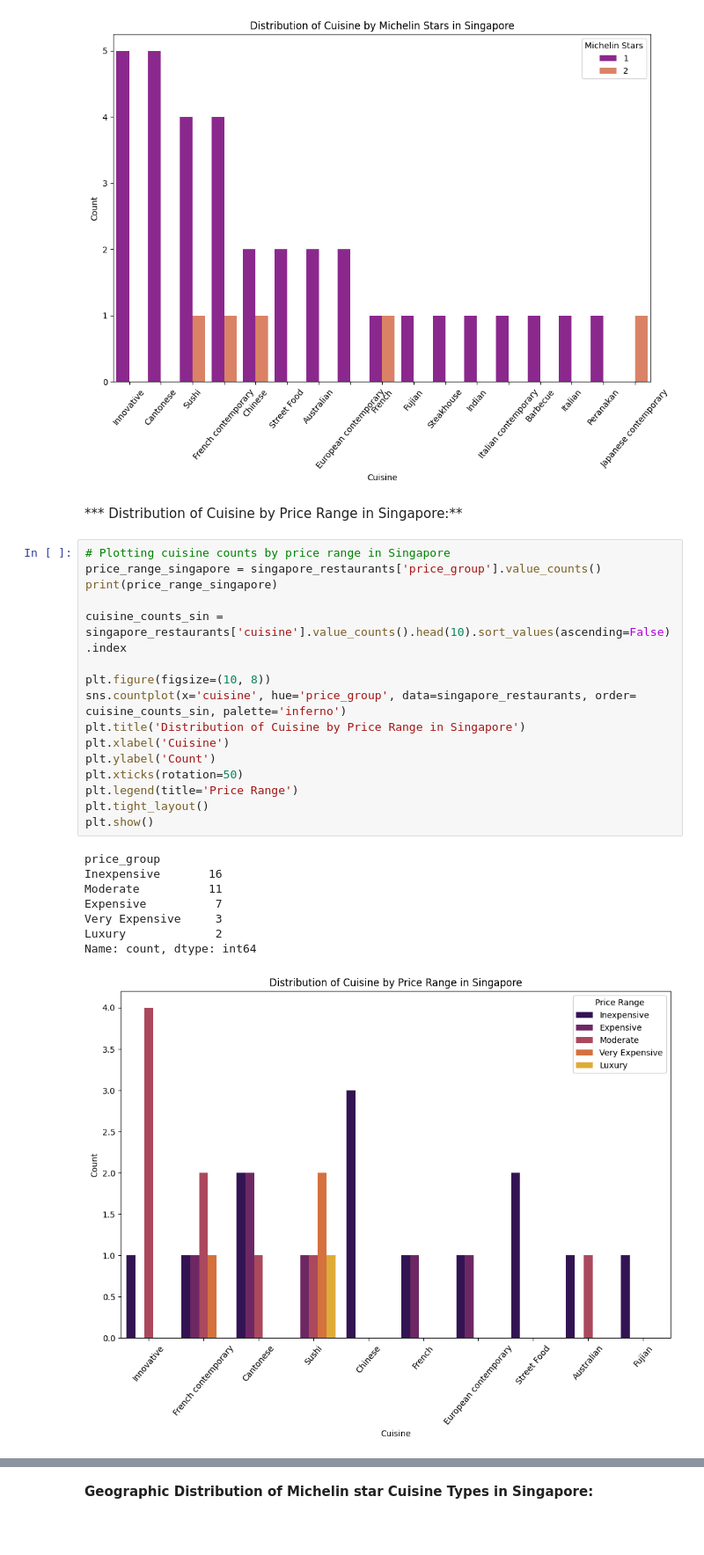
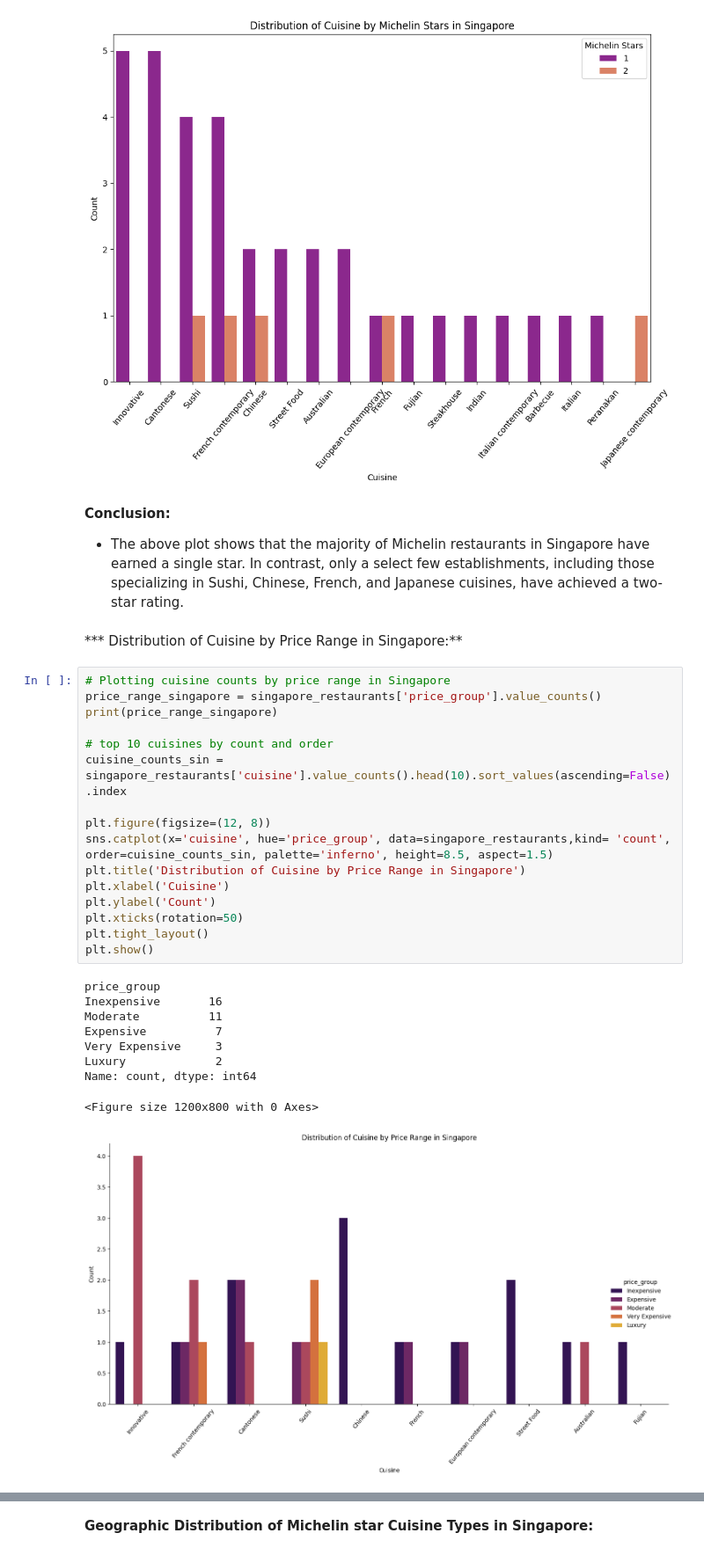
Before and after one commit to SPBarros/Michelin-Stars, a Jupyter notebook: michelin-star-around-the-world.ipynb, the cells around one changed output, grey strips where cells are left out. Shown: that part at 88% size. Saved outputs shown, nothing was run; the diff lists cells and outputs as text; blank space fills up the shorter version.

```diff
--- a/michelin-star-around-the-world.ipynb
+++ b/michelin-star-around-the-world.ipynb
@@ -502,33 +525,38 @@ plt.tight_layout()
 plt.show()
 # %% [output]
 [figure]
+# %% [markdown]
+**Conclusion:**
+
+* The above plot shows that the majority of Michelin restaurants in Singapore have earned a single star. In contrast, only a select few establishments, including those specializing in Sushi, Chinese, French, and Japanese cuisines, have achieved a two-star rating.
 # %% [markdown]
 *** Distribution of Cuisine by Price Range in Singapore:**
 # %%
 # Plotting cuisine counts by price range in Singapore
 price_range_singapore = singapore_restaurants['price_group'].value_counts()
 print(price_range_singapore)
 
+# top 10 cuisines by count and order
 cuisine_counts_sin = singapore_restaurants['cuisine'].value_counts().head(10).sort_values(ascending=False).index
 
-plt.figure(figsize=(10, 8))
-sns.countplot(x='cuisine', hue='price_group', data=singapore_restaurants, order= cuisine_counts_sin, palette='inferno')
+plt.figure(figsize=(12, 8))
+sns.catplot(x='cuisine', hue='price_group', data=singapore_restaurants,kind= 'count', order=cuisine_counts_sin, palette='inferno', height=8.5, aspect=1.5)
 plt.title('Distribution of Cuisine by Price Range in Singapore')
 plt.xlabel('Cuisine')
 plt.ylabel('Count')
 plt.xticks(rotation=50)
-plt.legend(title='Price Range')
 plt.tight_layout()
 plt.show()
 # %% [output]
 price_group
 Inexpensive       16
 Moderate          11
 Expensive          7
 Very Expensive     3
 Luxury             2
 Name: count, dtype: int64
+<Figure size 1200x800 with 0 Axes>
-[figure, old version]
+[figure, new version]
 # %% [markdown]
 **Conclusion:**
 
```
Also changed, not shown: parts of 38 cells of this notebook.
